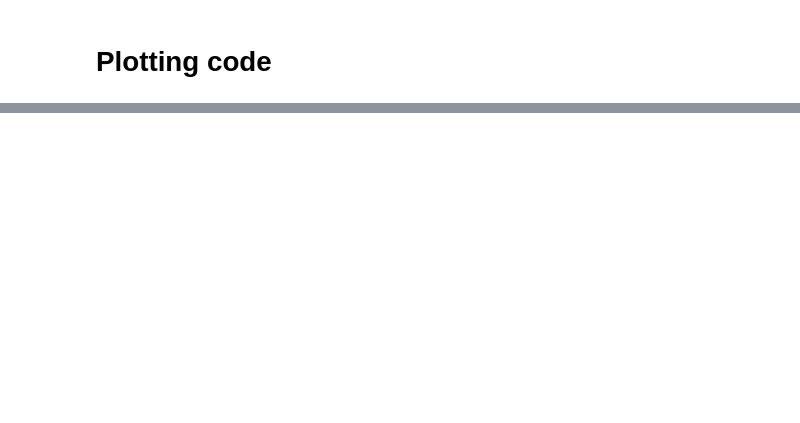
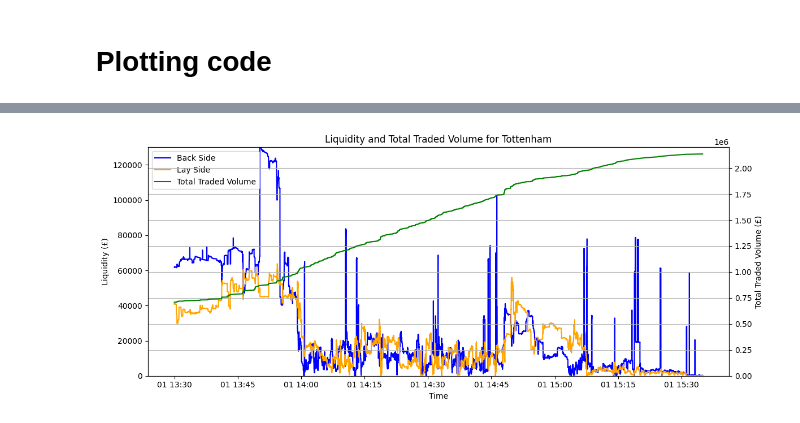
Before and after one commit to benschlagman/Sports-Betting-Research-Repo, a Jupyter notebook: in_play/notebooks/data.ipynb, the cells around one changed output, grey strips where cells are left out. Cells and saved outputs as stored; diff of their text form; code cells hidden in the pictures; blank space fills up the shorter version.

```diff
--- a/in_play/notebooks/data.ipynb
+++ b/in_play/notebooks/data.ipynb
@@ -81,0 +134,35 @@ plt.show()
+# %%
+import matplotlib.pyplot as plt
+
+# Plotting the Liquidity and Total Traded Volume
+fig, ax1 = plt.subplots(figsize=(12, 5))
+
+# Plotting Liquidity (Back Side and Lay Side) on the left y-axis
+ax1.set_xlabel('Time')
+ax1.set_ylabel('Liquidity (£)', color='black')
+ax1.plot(filtered_df['pt'], filtered_df['runner1_best_back'], label='Back Side', color='blue')
+ax1.plot(filtered_df['pt'], filtered_df['runner1_best_lay'], label='Lay Side', color='orange')
+ax1.tick_params(axis='y', labelcolor='black')
+ax1.set_ylim(0, 130000)  # Set the y-axis limits for Liquidity
+
+# Creating a second y-axis for Total Traded Volume
+ax2 = ax1.twinx()
+ax2.set_ylabel('Total Traded Volume (£)', color='black')
+ax2.plot(filtered_df['pt'], filtered_df['runner1_ttrdv'], label='Total Traded Volume', color='green')
+ax2.tick_params(axis='y', labelcolor='black')
+ax2.set_ylim(0, 2200000)  # Set the y-axis limits for Total Traded Volume
+
+# Combine legends
+lines1, labels1 = ax1.get_legend_handles_labels()
+lines2, labels2 = ax2.get_legend_handles_labels()
+ax1.legend(lines1 + lines2, labels1 + labels2, loc='upper left')
+
+# Adding title and grid
+plt.title('Liquidity and Total Traded Volume for Tottenham')
+fig.tight_layout()
+plt.grid(True)
+
+# Display the plot
+plt.show()
+# %% [output]
+[figure, added]
```
Also changed, not shown: parts of 6 cells of this notebook, 5 other files.
